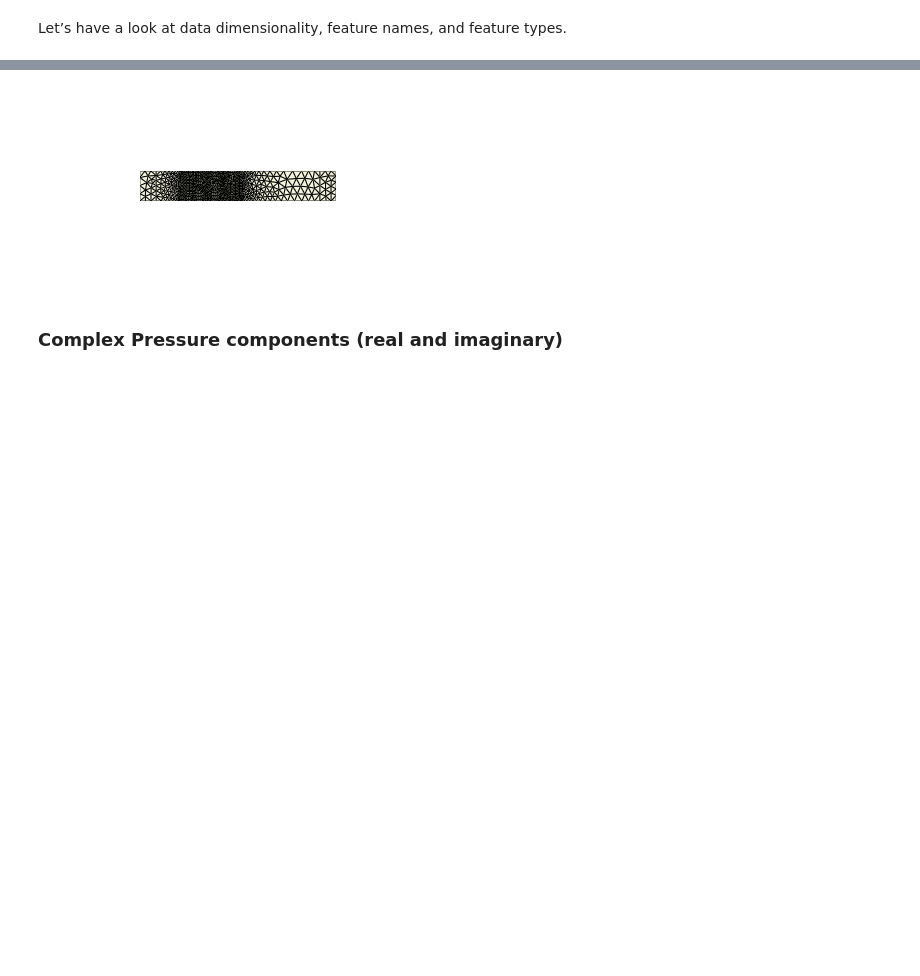
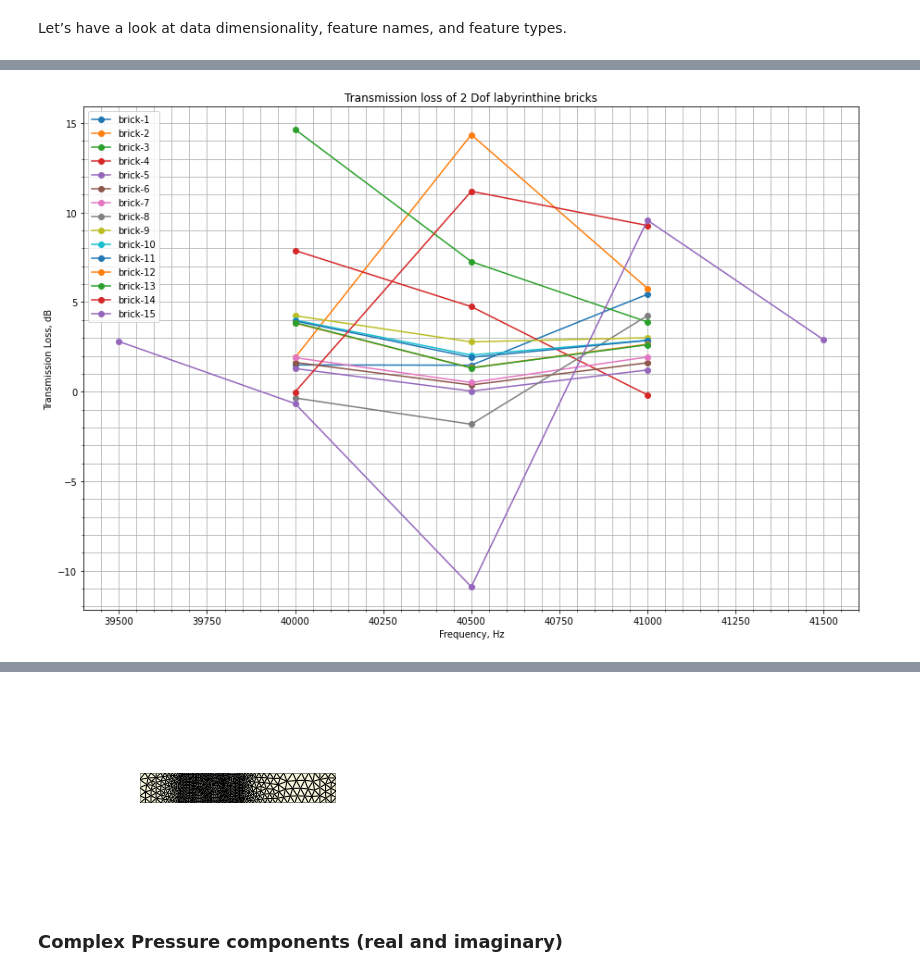
Before and after one commit to frantic0/genam, a Jupyter notebook: data-analysis.ipynb, the cells around one changed output, grey strips where cells are left out. Cells and saved outputs as stored; diff of their text form; code cells hidden in the pictures; blank space fills up the shorter version.

Commit message:
added full dataset processing; comparative transmission loss

```diff
--- a/data-analysis.ipynb
+++ b/data-analysis.ipynb
@@ -141,0 +97,13 @@ print(pOut)
+# %%
+readlinesToArray = lambda f: np.array([ np.fromstring(line.strip(), dtype=float, sep=' ') for line in f ])
+
+def readDatFile(n):
+    with open(datFileNames[n], 'r') as f:
+        return [ np.fromstring(line.strip(), dtype=float, sep=' ') for line in f ]
+
+
+temp = []
+for i in range(0,15):
+    temp.append(readDatFile(i))
+
+print(len(temp), *temp, '\n')
@@ -151,47 +139,75 @@ so,
 
 **p+ = (p + uIn * rho0 * c0) / 2**
 # %%
-#  Check if it is 3D
-dim = 3
-if "pressure wave 1 grad 3.bc 1" not in column_names:
-    dim = 2
-    flowDir = flowDir[:-1]
+def calculateTransmissionLoss(res, frequency_column_index, flowDir):
 
-pGradIn, pGradOut = np.zeros((freqVec.size, dim), dtype=np.complex_), np.zeros((freqVec.size, dim), dtype=np.complex_)
+#     frequency_columns_index = column_names.index('frequency')
+    freqVec = res[:, frequency_column_index]
+    omegaVec = 2 * np.pi * freqVec
 
-# Get pGradIn and pGradOut
-fmt = 'pressure wave {0:d} grad {1:d}.bc {2:s}'
-for ind in range(dim):
-    # Inlet
-    strReal = fmt.format(1, ind+1, str(inletBC))
-    strImag = fmt.format(2, ind+1, str(inletBC))
-    pGradIn[:, ind] = res[:, column_names.index(strReal)] + 1j * res[:, column_names.index(strImag)]
-    # outlet
-    strReal = fmt.format(1, ind+1, str(outletBC))
-    strImag = fmt.format(2, ind+1, str(outletBC))
-    pGradOut[:, ind] = res[:, column_names.index(strReal)] + 1j * res[:, column_names.index(strImag)]
+    ## Get pressure at inlet and outlet
 
-# Decomposition at inlet
-dpdnIn = pGradIn.dot(flowDir)
-uIn = 1j/rho0/omegaVec*dpdnIn
-pInPlus = (pIn + uIn*rho0*c0)/2
-pInMinus = pIn - pInPlus
+    pIn = res[:, column_names.index('pressure wave 1.bc ' + str(inletBC))] \
+     + 1j * res[:, column_names.index('pressure wave 2.bc ' + str(inletBC))]
 
-# Decomposition at outlet
-dpdnOut = pGradOut.dot(flowDir)
-uOut = 1j/rho0/omegaVec*dpdnOut
+    pOut = res[:, column_names.index('pressure wave 1.bc ' + str(outletBC))] \
+     + 1j * res[:, column_names.index('pressure wave 2.bc ' + str(outletBC))]
 
-# Transmission Loss
-TL = 20*np.log10(np.abs(pInPlus)/np.abs(pOut))
+    # print(pIn)
+    # print(pOut)
+
+    #  Check if it is 3D
+    dim = 3
+    if "pressure wave 1 grad 3.bc 1" not in column_names:
+        dim = 2
+        flowDir = flowDir[:-1]
+
+    pGradIn, pGradOut = np.zeros((freqVec.size, dim), dtype=np.complex_), np.zeros((freqVec.size, dim), dtype=np.complex_)
+
+    # Get pGradIn and pGradOut
+    fmt = 'pressure wave {0:d} grad {1:d}.bc {2:s}'
+    for ind in range(dim):
+        # Inlet
+        strReal = fmt.format(1, ind+1, str(inletBC))
+        strImag = fmt.format(2, ind+1, str(inletBC))
+        pGradIn[:, ind] = res[:, column_names.index(strReal)] + 1j * res[:, column_names.index(strImag)]
+        # outlet
+        strReal = fmt.format(1, ind+1, str(outletBC))
+        strImag = fmt.format(2, ind+1, str(outletBC))
+        pGradOut[:, ind] = res[:, column_names.index(strReal)] + 1j * res[:, column_names.index(strImag)]
+
+    # Decomposition at inlet
+    dpdnIn = pGradIn.dot(flowDir)
+    uIn = 1j/rho0/omegaVec*dpdnIn
+    pInPlus = (pIn + uIn*rho0*c0)/2
+    pInMinus = pIn - pInPlus
+
+    # Decomposition at outlet
+    dpdnOut = pGradOut.dot(flowDir)
+    uOut = 1j/rho0/omegaVec*dpdnOut
+
+    # Transmission Loss
+    TL = 20*np.log10(np.abs(pInPlus)/np.abs(pOut))
+
+    return freqVec, TL
+
+
 
 # Plot
 plt.close("all")
+plt.rcParams["figure.figsize"] = (15,10)
+
 fig, ax = plt.subplots()
 ax.minorticks_on()
 ax.grid(which='both')
-ln = plt.plot(freqVec, TL, '-o', label='Simulation')
+
+for i in range(0,15):
+    freqVec, TL = calculateTransmissionLoss(np.array(temp[i]), column_names.index('frequency'), flowDir)
+    ln = plt.plot(freqVec, TL, '-o', label='brick-{}'.format(i+1))
+    plt.legend(loc='best')
+
 plt.xlabel('Frequency, Hz')
 plt.ylabel('Transmission Loss, dB')
-plt.title(filename)
+plt.title("Transmission loss of 2 Dof labyrinthine bricks")
 plt.show()
 # %% [output]
@@ -198,0 +214 @@ ValueError: 'pressure wave 2 grad 1.bc 1' is not in list
+[figure, added]
```
Also changed, not shown: parts of 15 cells of this notebook, 1 other file.
